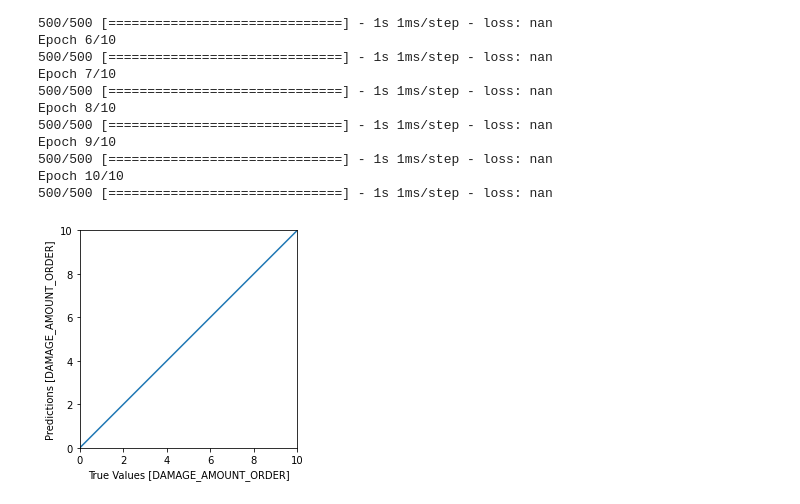
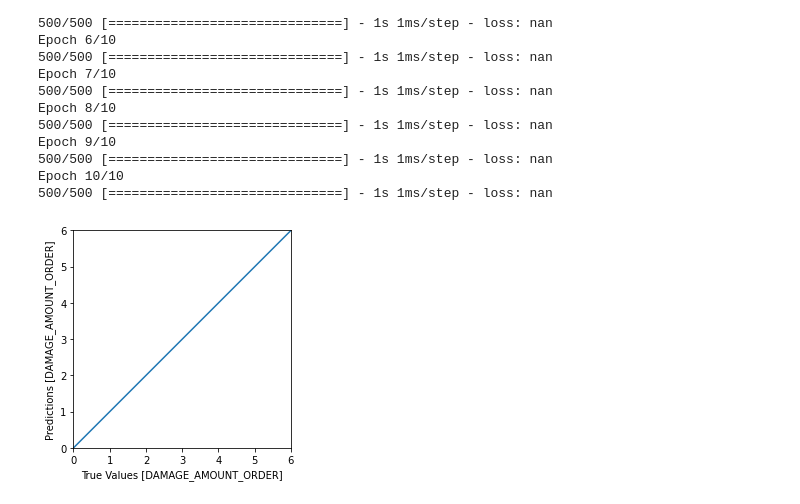
Before and after one commit to kyin99/NSAC-CyberScape, a Jupyter notebook: flood_of_ideas_(final).ipynb, the cells around one changed output. Drawn from its saved outputs; the diff is of its cells as text; code cells hidden in the pictures.

```diff
--- a/flood_of_ideas_(final).ipynb
+++ b/flood_of_ideas_(final).ipynb
@@ -61,7 +70,7 @@ def build_and_compile_model(norm):
       norm,
       layers.Dense(60,input_dim=3, activation='relu'),
       layers.Dense(30, activation='relu'),
-      layers.Dense(1, activation='sigmoid')
+      layers.Dense(1, activation='softmax')
   ])
 
   model.compile(loss='binary_crossentropy',
@@ -116,11 +125,11 @@ test_predictions = dnn_model.predict(test_features).flatten()
 # %%
 a = plt.axes(aspect='equal')
 plt.scatter(test_labels, test_predictions)
 plt.xlabel('True Values [DAMAGE_AMOUNT_ORDER]')
 plt.ylabel('Predictions [DAMAGE_AMOUNT_ORDER]')
-lims = [0, 10]
+lims = [0, 6]
 plt.xlim(lims)
 plt.ylim(lims)
 _ = plt.plot(lims, lims)
 # %% [output]
-[figure, old version]
+[figure, new version]
```
Also changed, not shown: parts of 2 cells of this notebook.
